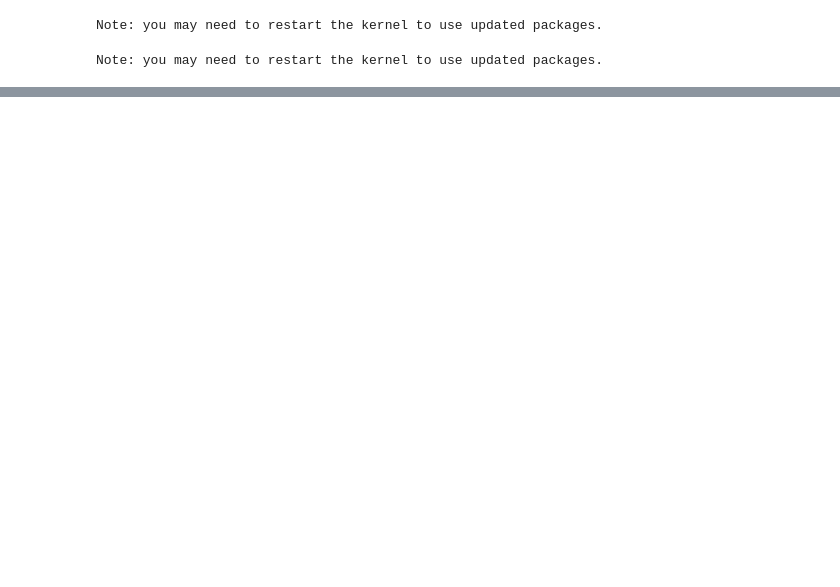
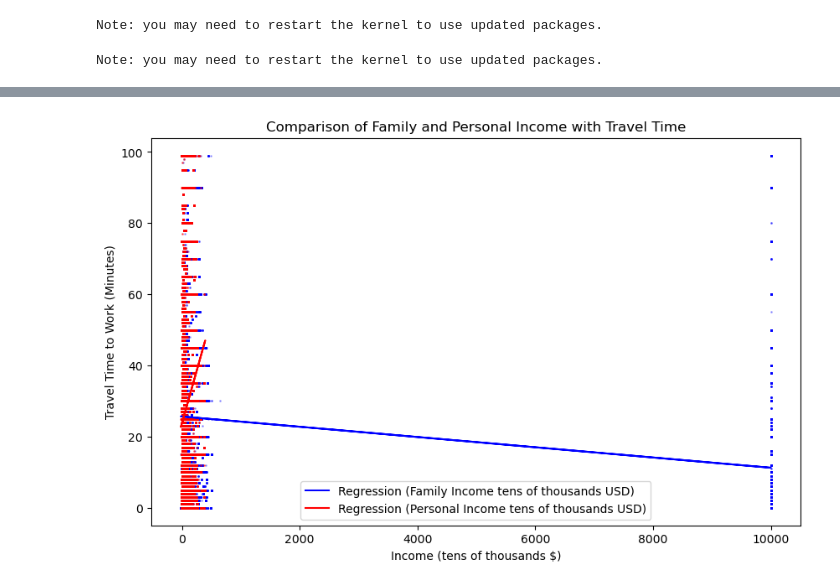
Before and after one commit to ECO225-W2025/eco225-project-code-DianaShen1224, a Jupyter notebook: Code/codebook.ipynb, the cells around one changed output, grey strips where cells are left out. Saved outputs shown, nothing was run; the diff lists cells and outputs as text; code cells hidden in the pictures; blank space fills up the shorter version.

```diff
--- a/Code/codebook.ipynb
+++ b/Code/codebook.ipynb
@@ -35,0 +310,50 @@ print(df_selected.describe())
+# %%
+from sklearn.linear_model import LinearRegression
+def scatter_plot_income_vs_travel_time(df, ax, color1, color2, alpha1=0.3, alpha2=0.5):
+    """
+    This function creates a scatter plot of family income (FTOTINC) vs. personal income (INCTOT)
+    against travel time (TRANTIME) and fits a linear regression line for each.
+
+    Parameters:
+    df (DataFrame): The dataframe containing the data.
+    ax (matplotlib.axes._subplots.AxesSubplot): The axis on which to plot the data.
+    color1 (str): Color for family income scatter points and regression line.
+    color2 (str): Color for personal income scatter points and regression line.
+    alpha1 (float): Transparency for family income scatter plot.
+    alpha2 (float): Transparency for personal income scatter plot.
+    """
+
+    df.plot(kind="scatter", x="tFTOTINC", y="TRANTIME", ax=ax, color=color1, alpha=alpha1, s=1)
+
+    # Scatter plot for Personal Income (INCTOT) vs. Travel Time
+    df.plot(kind="scatter", x="tINCTOT", y="TRANTIME", ax=ax, color=color2, alpha=alpha2, s=1)
+
+    lr1 = LinearRegression()
+    X1 = df["tFTOTINC"].values.reshape(-1, 1)
+    y1 = df["TRANTIME"].values.reshape(-1, 1)
+    lr1.fit(X1, y1)
+    y_pred1 = lr1.predict(X1)
+    ax.plot(X1, y_pred1, color=color1, label="Regression (Family Income tens of thousands USD)")
+
+    # Linear regression for Personal Income (INCTOT)
+    lr2 = LinearRegression()
+    X2 = df["tINCTOT"].values.reshape(-1, 1)
+    y2 = df["TRANTIME"].values.reshape(-1, 1)
+    lr2.fit(X2, y2)
+    y_pred2 = lr2.predict(X2)
+    ax.plot(X2, y_pred2, color=color2, label="Regression (Personal Income tens of thousands USD)")
+
+    # Labels and title
+    ax.set_xlabel('Income (tens of thousands $)')
+    ax.set_ylabel('Travel Time to Work (Minutes)')
+    ax.set_title('Comparison of Family and Personal Income with Travel Time')
+
+    ax.legend()
+
+    return ax
+
+fig, ax = plt.subplots(figsize=(10, 6))
+scatter_plot_income_vs_travel_time(resultmerge, ax, "blue", "red")
+plt.show()
+# %% [output]
+[figure, added]
```
Also changed, not shown: parts of 51 cells of this notebook.
